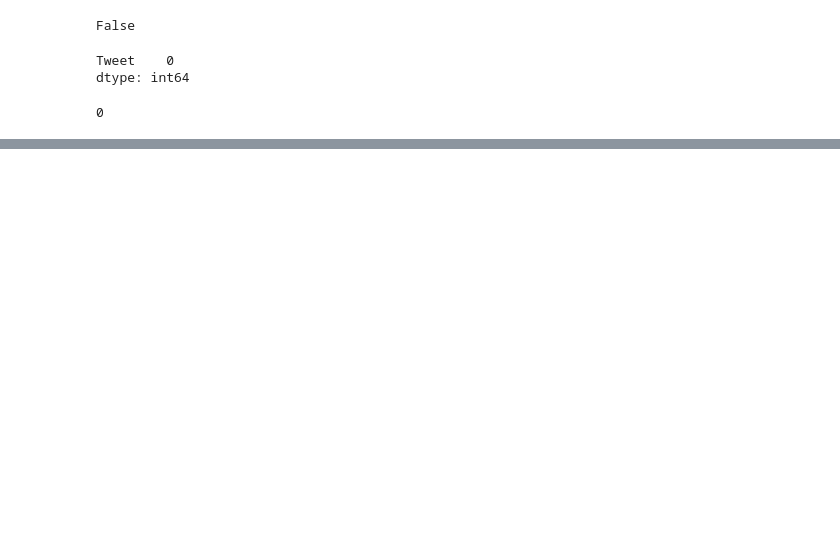
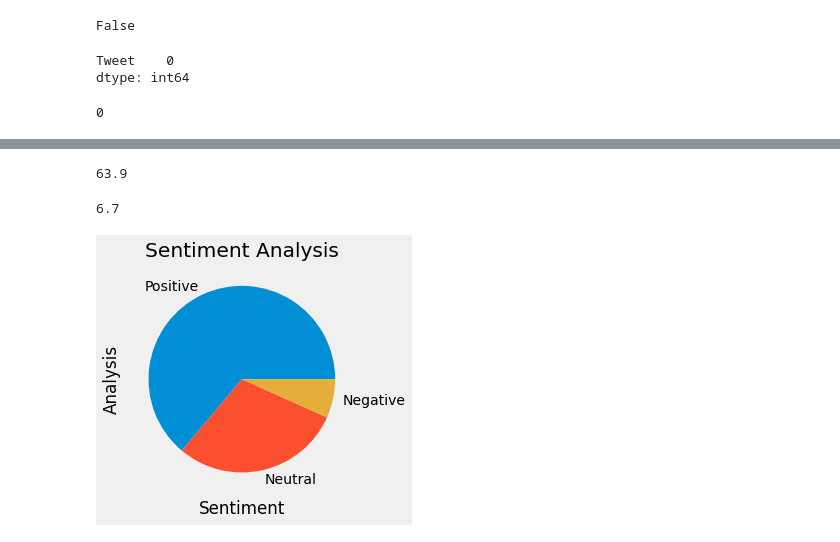
Before and after one commit to phanindra547/sample, a Jupyter notebook: twitter.ipynb, the cells around one changed output, grey strips where cells are left out. Cells and saved outputs as stored; diff of their text form; code cells hidden in the pictures; blank space fills up the shorter version.

```diff
--- a/twitter.ipynb
+++ b/twitter.ipynb
@@ -213,0 +194,12 @@ Using a pipeline without specifying a model name and revision in production is n
+# %%
+#create a function to compute the negative ,neutral and positive analysis
+def getAnalysis(score):
+  if score<0:
+    return 'Negative'
+  elif score==0:
+    return 'Neutral'
+  else:
+    return 'Positive'
+
+df['Analysis']=df['Polarity'].apply(getAnalysis)
+df
@@ -213,0 +220,21 @@ Using a pipeline without specifying a model name and revision in production is n
+# %%
+ptweets = df[df.Analysis == 'Positive']
+ptweets = ptweets['Tweet']
+round((ptweets.shape[0]/df.shape[0])*100,1)
+# %% [output]
+63.9
+# %%
+ntweets = df[df.Analysis == 'Negative']
+ntweets = ntweets['Tweet']
+round((ntweets.shape[0]/df.shape[0])*100,1)
+# %% [output]
+6.7
+# %%
+df['Analysis'].value_counts()
+plt.title('Sentiment Analysis')
+plt.xlabel('Sentiment')
+plt.ylabel('Counts')
+df['Analysis'].value_counts().plot(kind='pie')
+plt.show()
+# %% [output]
+[figure, added]
```
Also changed, not shown: parts of 17 cells of this notebook.
